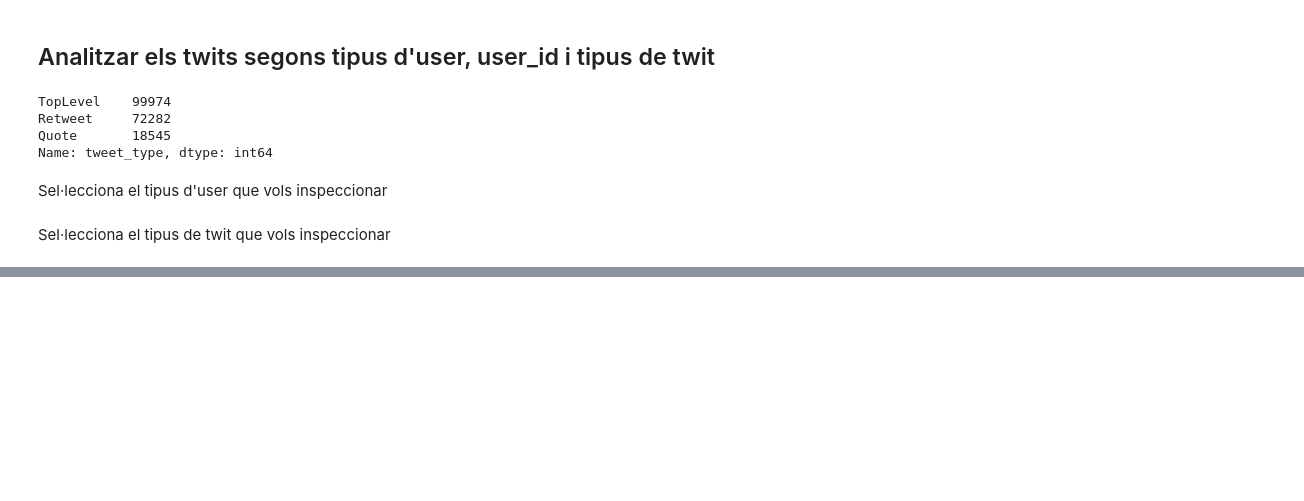
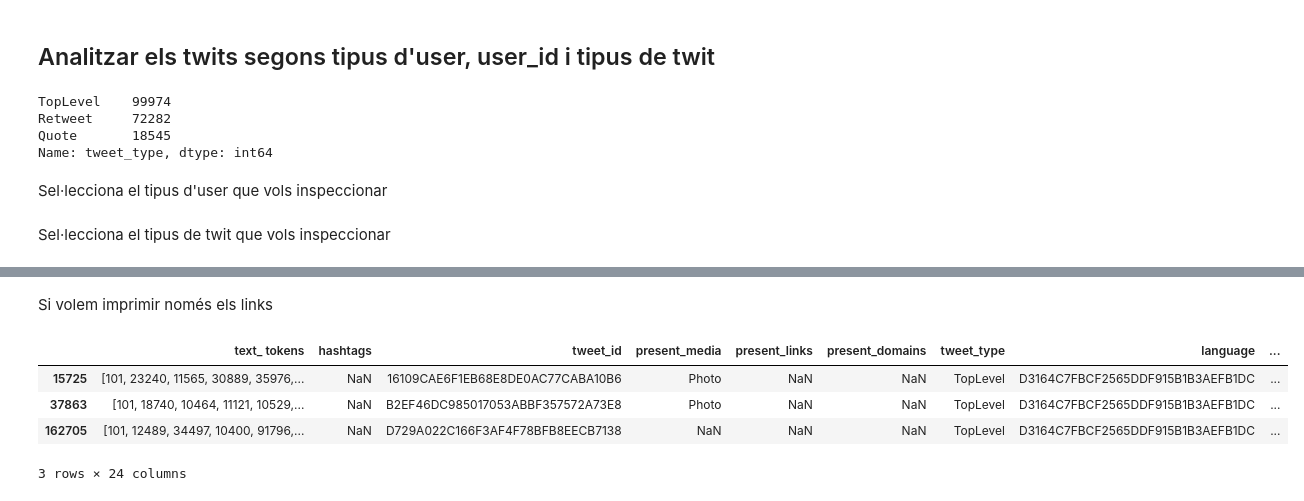
Before and after one commit to RicardFS90/Recsys_Twitter, a Jupyter notebook: Twit analysis.ipynb, the cells around one changed output, grey strips where cells are left out. Drawn from its saved outputs; the diff is of its cells as text; code cells hidden in the pictures; blank space fills up the shorter version.

```diff
--- a/Twit analysis.ipynb
+++ b/Twit analysis.ipynb
@@ -114,0 +121,27 @@ for index, row in dd_user.iterrows():
+# %% [markdown]
+Si volem imprimir només els links
+# %%
+engaging_user_id = 'FBB188A3C1E05C41587AAAC00B5B1879'
+dd_user = d_tweet_type.loc[dd[engagement_user_type] == engaging_user_id]
+list_twits = []
+valid_pattern = 'https : \/ \/ t\. co \/ [\dA-Za-z\.-]+'
+
+for index, row in dd_user.iterrows():
+    list_twits.append(re.findall(valid_pattern, tokenizer.decode(dd['text_ tokens'][index])))
+
+    #print(tokenizer.decode(d_tweet_type['text_ tokens'][index]))
+
+for i, s in enumerate(list_twits):
+    list_twits_item = []
+    for item in list_twits[i]:
+        list_twits_item.append(item.replace(' ','')) # I use replace because s.strip() is not working
+        print(list_twits_item)
+#print(list_twits)
+# %%
+dd_user.head()
+# %% [output]
+|  | text_ tokens | hashtags | tweet_id | present_media | present_links | present_domains | tweet_type | language | ... |
+| 15725 | [101, 23240, 11565, 30889, 35976,... | NaN | 16109CAE6F1EB68E8DE0AC77CABA10B6 | Photo | NaN | NaN | TopLevel | D3164C7FBCF2565DDF915B1B3AEFB1DC | ... |
+| 37863 | [101, 18740, 10464, 11121, 10529,... | NaN | B2EF46DC985017053ABBF357572A73E8 | Photo | NaN | NaN | TopLevel | D3164C7FBCF2565DDF915B1B3AEFB1DC | ... |
+| 162705 | [101, 12489, 34497, 10400, 91796,... | NaN | D729A022C166F3AF4F78BFB8EECB7138 | NaN | NaN | NaN | TopLevel | D3164C7FBCF2565DDF915B1B3AEFB1DC | ... |
+3 rows × 24 columns
```
Also changed, not shown: parts of 3 cells of this notebook.
